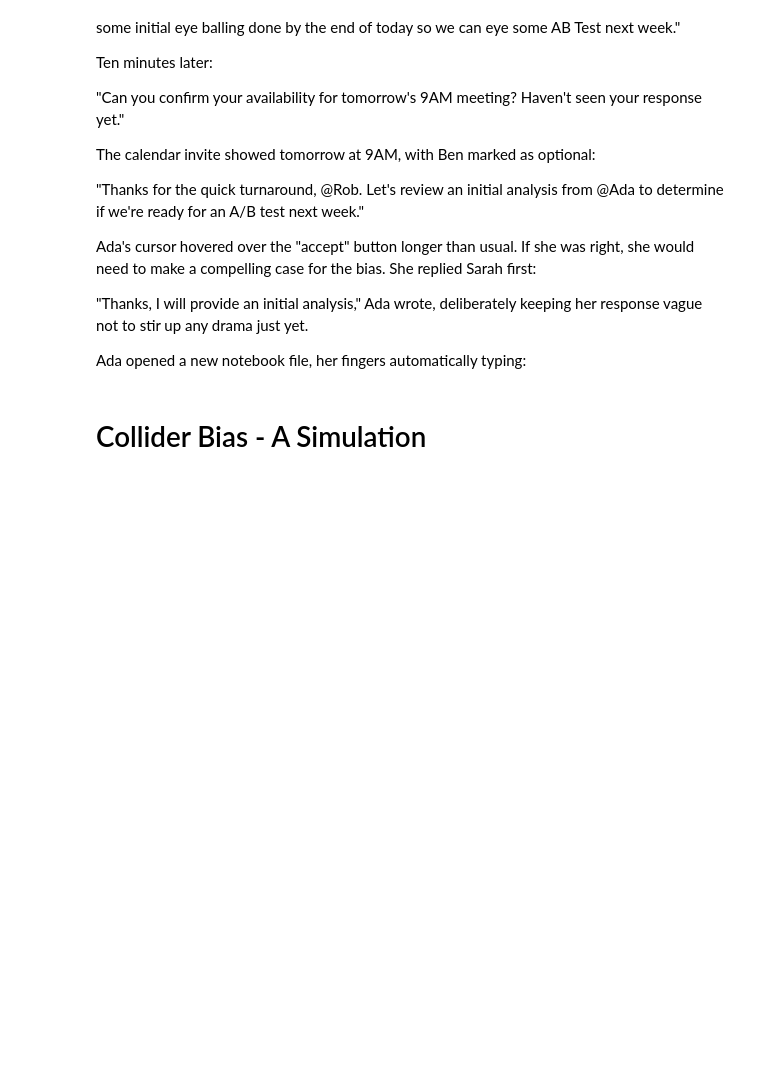
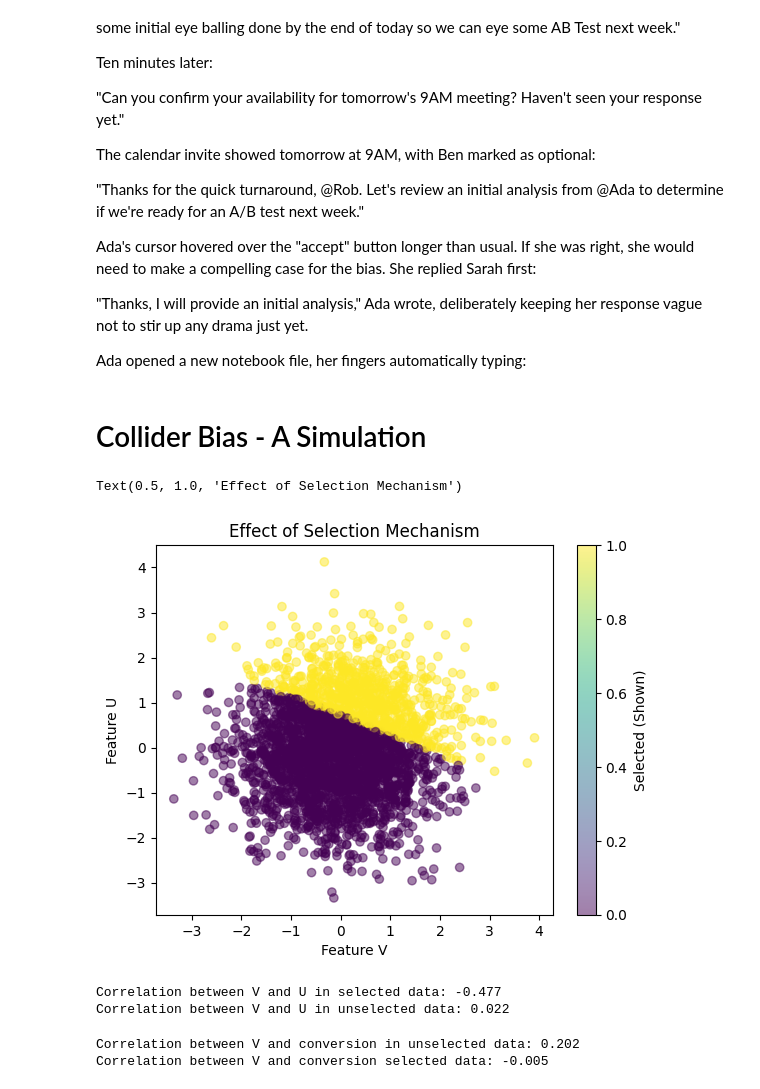
Before and after one commit to StefanSko/CausalShenanigans, a Jupyter notebook: src/curious_tale.ipynb, the cells around one changed output. Saved outputs shown, nothing was run; the diff lists cells and outputs as text; code cells hidden in the pictures; blank space fills up the shorter version.

```diff
--- a/src/curious_tale.ipynb
+++ b/src/curious_tale.ipynb
@@ -91,0 +96,29 @@ Ada opened a new notebook file, her fingers automatically typing:
+# %%
+n_samples = 3000
+
+# Generate two features that influence matching
+u = np.random.normal(0, 1, n_samples)  # Primary feature (e.g., cuisine relevance)
+v = np.random.normal(0, 1, n_samples)  # Secondary feature (e.g., location fit)
+# %%
+# Simulate Selection mechanism based on feature combination
+weight_u = 0.7
+weight_v = 0.3
+S = np.where(weight_u * u + weight_v * v > 0.5, 1, 0)  # Item is shown if combination exceeds threshold
+# %%
+plt.scatter(v, u, c=S, cmap='viridis', alpha=0.5)
+plt.colorbar(label='Selected (Shown)')
+plt.xlabel('Feature V')
+plt.ylabel('Feature U')
+plt.title('Effect of Selection Mechanism')
+# %% [output]
+Text(0.5, 1.0, 'Effect of Selection Mechanism')
+[figure, added]
+# %%
+corr_selected_v_u = stats.pearsonr(v[S==1], u[S==1])[0]
+corr_unselected_v_u = stats.pearsonr(v, u)[0]
+
+print(f"Correlation between V and U in selected data: {corr_selected_v_u:.3f}")
+print(f"Correlation between V and U in unselected data: {corr_unselected_v_u:.3f}")
+# %% [output]
+Correlation between V and U in selected data: -0.477
+Correlation between V and U in unselected data: 0.022
@@ -91,0 +136,10 @@ Ada opened a new notebook file, her fingers automatically typing:
+# %%
+# Calculate correlations in full dataset vs selected dataset
+corr_full = stats.pearsonr(v, true_match_logits)[0]
+corr_selected = stats.pearsonr(v[S==1], true_match_logits[S==1])[0]
+
+print(f"Correlation between V and conversion in unselected data: {corr_full:.3f}")
+print(f"Correlation between V and conversion selected data: {corr_selected:.3f}")
+# %% [output]
+Correlation between V and conversion in unselected data: 0.202
+Correlation between V and conversion selected data: -0.005
```
Also changed, not shown: parts of 10 cells of this notebook, 1 other file.
